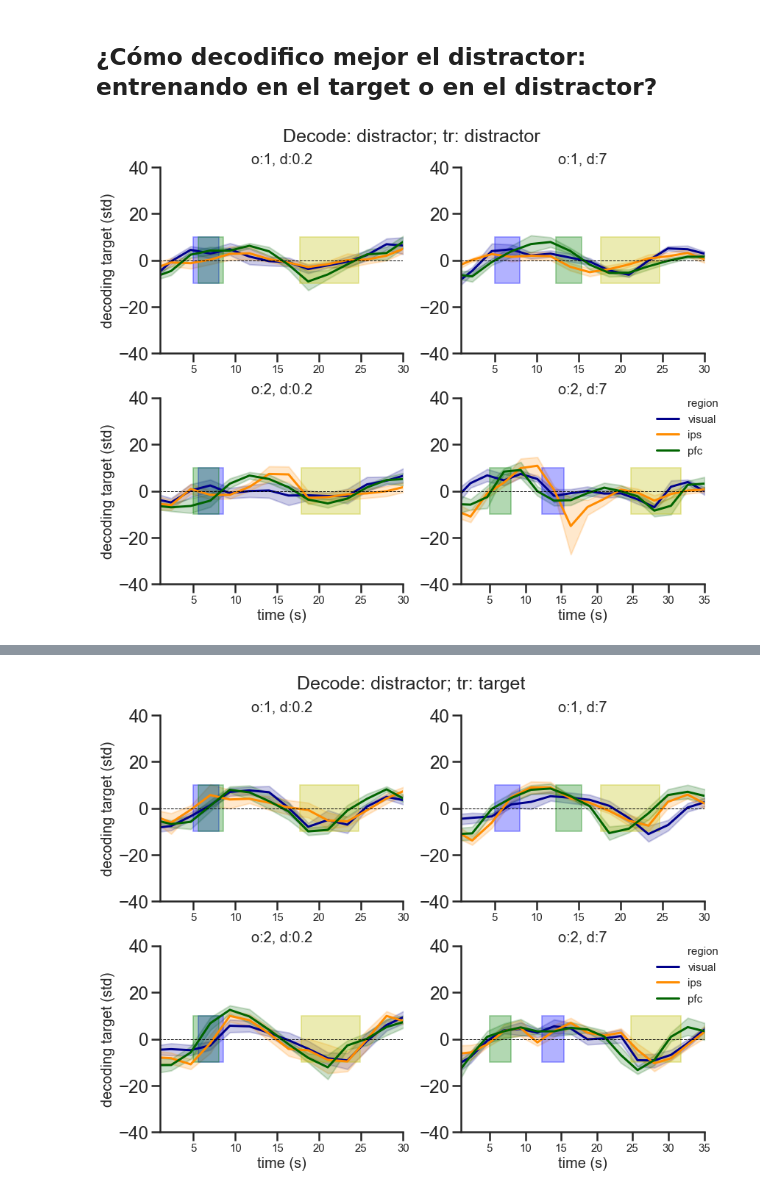
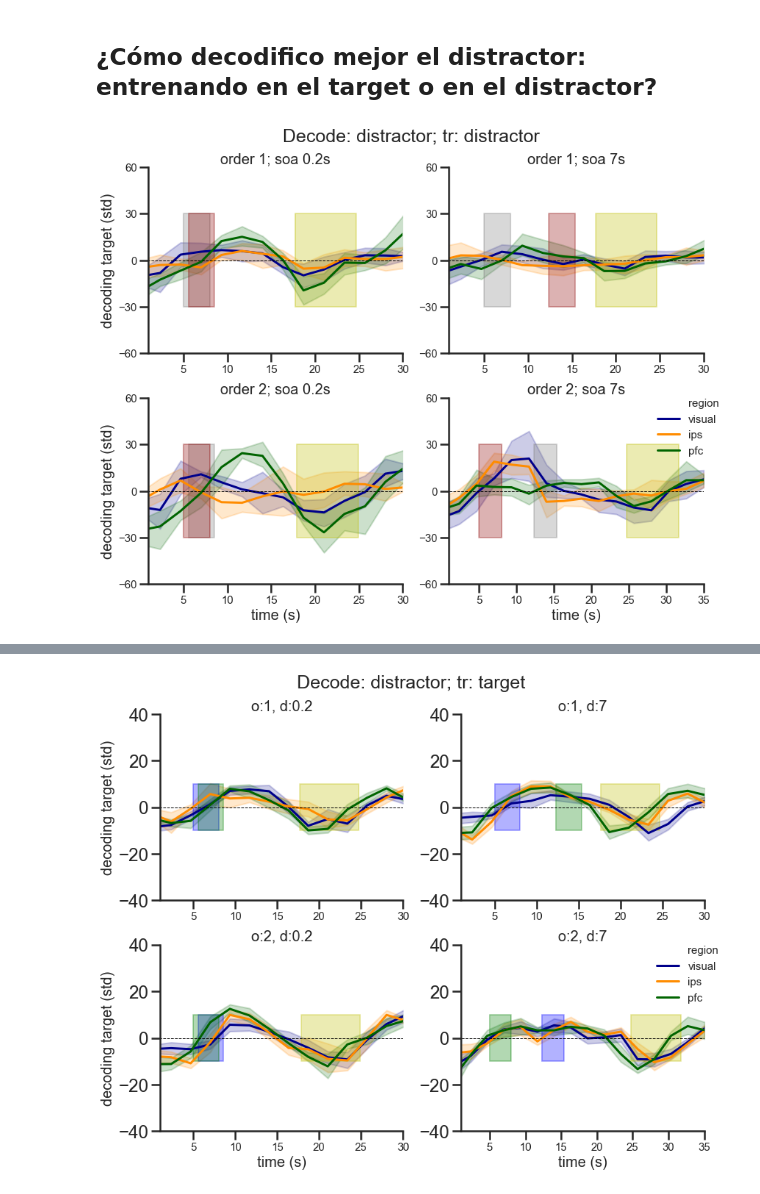
Before and after one commit to davidbestue/encoding, a Jupyter notebook: scripts/plots/IEM/Questions.ipynb, the cells around one changed output, grey strips where cells are left out. Saved outputs shown, nothing was run; the diff lists cells and outputs as text; code cells hidden in the pictures.

```diff
--- a/scripts/plots/IEM/Questions.ipynb
+++ b/scripts/plots/IEM/Questions.ipynb
@@ -425,6 +297,6 @@ df_time_distractor = pd.DataFrame(df_time_distractor)
 df_time_distractor.columns=['times', 'decoding', 'region', 'subject', 'condition', 'label', 'training_item', 'decoding_item']
 # %%
 df_x = df_time_distractor.loc[df_time_distractor['training_item']=='distractor']
-tiemcourse(df_x , 'Decode: distractor; tr: distractor', ylims=[-40,40])
+tiemcourse_c(df_x , 'Decode: distractor; tr: distractor', ylims=[-60,60])
 # %% [output]
-[figure, old version]
+[figure, new version]
```
Also changed, not shown: parts of 6 cells of this notebook.
